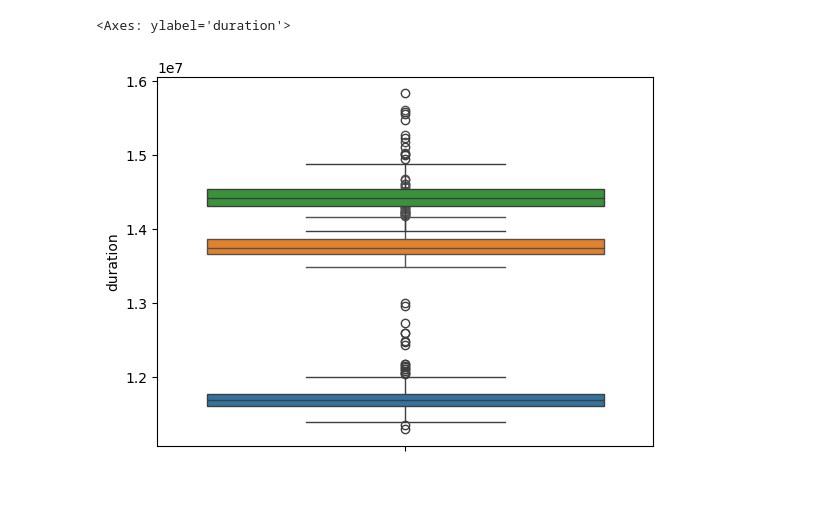
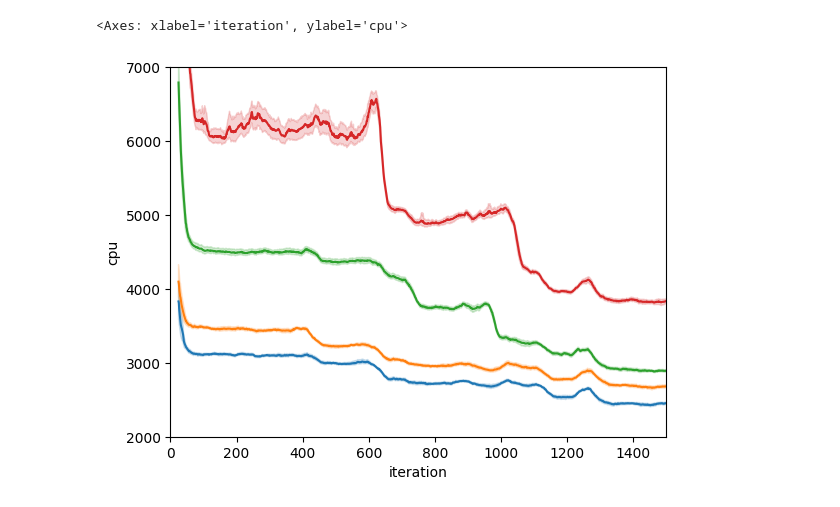
Before and after one commit to yamiteru/isitfast, a Jupyter notebook: notebook/Untitled.ipynb, the cells around one changed output. Drawn from its saved outputs; the diff is of its cells as text; code cells hidden in the pictures.

```diff
--- a/notebook/Untitled.ipynb
+++ b/notebook/Untitled.ipynb
@@ -1,32 +1,37 @@
 # %%
 import matplotlib.pyplot as plt
 import pandas as pd
 import seaborn as sns
 
-#plt.ylim(3000, 10000)
-#plt.xlim(0, 100)
+plt.ylim(2000, 7000)
+plt.xlim(0, 1500)
 
-#validator = pd.read_csv("/Users/yamiteru/.isitfast/results/validate.js-$validator-main.csv")
-#valibot = pd.read_csv("/Users/yamiteru/.isitfast/results/validate.js-$valibot-main.csv")
-#zod = pd.read_csv("/Users/yamiteru/.isitfast/results/validate.js-$zod-main.csv")
+baseline = pd.read_csv("/Users/yamiteru/.isitfast/results/baseline.js-$baseline-main.csv")
+validator = pd.read_csv("/Users/yamiteru/.isitfast/results/validator.js-$validator-main.csv")
+valibot = pd.read_csv("/Users/yamiteru/.isitfast/results/valibot.js-$valibot-main.csv")
+zod = pd.read_csv("/Users/yamiteru/.isitfast/results/zod.js-$zod-main.csv")
 
-validator = pd.read_csv("/Users/yamiteru/.isitfast/results/validator.js-$validator-startup.csv")
-valibot = pd.read_csv("/Users/yamiteru/.isitfast/results/valibot.js-$valibot-startup.csv")
-zod = pd.read_csv("/Users/yamiteru/.isitfast/results/zod.js-$zod-startup.csv")
+#baseline = pd.read_csv("/Users/yamiteru/.isitfast/results/baseline.js-$baseline-startup.csv")
+#validator = pd.read_csv("/Users/yamiteru/.isitfast/results/validator.js-$validator-startup.csv")
+#valibot = pd.read_csv("/Users/yamiteru/.isitfast/results/valibot.js-$valibot-startup.csv")
+#zod = pd.read_csv("/Users/yamiteru/.isitfast/results/zod.js-$zod-startup.csv")
 
-#validator = validator.groupby(by="run").rolling(50).median()
-#valibot = valibot.groupby(by="run").rolling(50).median()
-#zod = zod.groupby(by="run").rolling(50).median()
+baseline = baseline.groupby(by="run").rolling(50).median()
+validator = validator.groupby(by="run").rolling(50).median()
+valibot = valibot.groupby(by="run").rolling(50).median()
+zod = zod.groupby(by="run").rolling(50).median()
 
-#sns.lineplot(x="iteration", y="cpu", data=validator)
-#sns.lineplot(x="iteration", y="cpu", data=valibot)
-#sns.lineplot(x="iteration", y="cpu", data=zod)
+sns.lineplot(x="iteration", y="cpu", data=baseline)
+sns.lineplot(x="iteration", y="cpu", data=validator)
+sns.lineplot(x="iteration", y="cpu", data=valibot)
+sns.lineplot(x="iteration", y="cpu", data=zod)
 
-key = "duration"
+#key = "duration"
 
-sns.boxplot(data=validator[key])
-sns.boxplot(data=valibot[key])
-sns.boxplot(data=zod[key])
+#sns.boxplot(data=baseline[key])
+#sns.boxplot(data=validator[key])
+#sns.boxplot(data=valibot[key])
+#sns.boxplot(data=zod[key])
 # %% [output]
-<Axes: ylabel='duration'>
+<Axes: xlabel='iteration', ylabel='cpu'>
-[figure, old version]
+[figure, new version]
```
Also changed, not shown: 11 other files.
